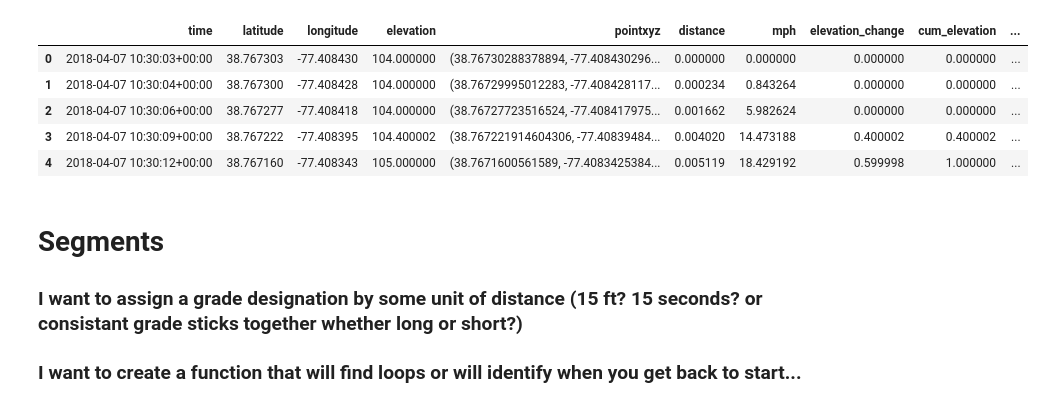
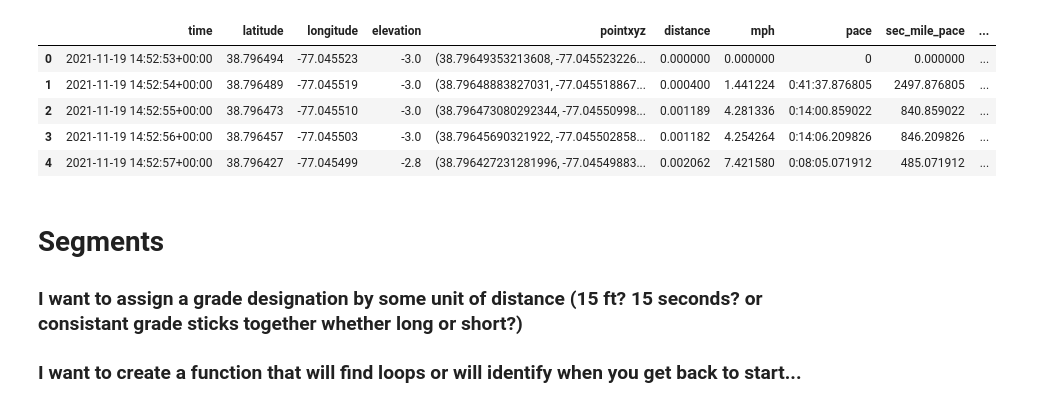
Before and after one commit to lrhf97/gpx_analysis, a Jupyter notebook: segment_creation.ipynb, the cells around one changed output. Saved outputs shown, nothing was run; the diff lists cells and outputs as text; code cells hidden in the pictures.

```diff
--- a/segment_creation.ipynb
+++ b/segment_creation.ipynb
@@ -10,15 +10,15 @@ plt.rcParams['axes.spines.top'] = False
 plt.rcParams['axes.spines.right'] = False
 from IPython.display import display
 # %%
-df = pd.read_csv('data/df_add.csv')
+df = pd.read_csv('data/df_mtv2loop.csv')
 df.head()
 # %% [output]
-|  | time | latitude | longitude | elevation | pointxyz | distance | mph | elevation_change | cum_elevation | ... |
-| 0 | 2018-04-07 10:30:03+00:00 | 38.767303 | -77.408430 | 104.000000 | (38.76730288378894, -77.408430296... | 0.000000 | 0.000000 | 0.000000 | 0.000000 | ... |
-| 1 | 2018-04-07 10:30:04+00:00 | 38.767300 | -77.408428 | 104.000000 | (38.76729995012283, -77.408428117... | 0.000234 | 0.843264 | 0.000000 | 0.000000 | ... |
-| 2 | 2018-04-07 10:30:06+00:00 | 38.767277 | -77.408418 | 104.000000 | (38.76727723516524, -77.408417975... | 0.001662 | 5.982624 | 0.000000 | 0.000000 | ... |
-| 3 | 2018-04-07 10:30:09+00:00 | 38.767222 | -77.408395 | 104.400002 | (38.767221914604306, -77.40839484... | 0.004020 | 14.473188 | 0.400002 | 0.400002 | ... |
-| 4 | 2018-04-07 10:30:12+00:00 | 38.767160 | -77.408343 | 105.000000 | (38.7671600561589, -77.4083425384... | 0.005119 | 18.429192 | 0.599998 | 1.000000 | ... |
+|  | time | latitude | longitude | elevation | pointxyz | distance | mph | pace | sec_mile_pace | ... |
+| 0 | 2021-11-19 14:52:53+00:00 | 38.796494 | -77.045523 | -3.0 | (38.79649353213608, -77.045523226... | 0.000000 | 0.000000 | 0 | 0.000000 | ... |
+| 1 | 2021-11-19 14:52:54+00:00 | 38.796489 | -77.045519 | -3.0 | (38.79648883827031, -77.045518867... | 0.000400 | 1.441224 | 0:41:37.876805 | 2497.876805 | ... |
+| 2 | 2021-11-19 14:52:55+00:00 | 38.796473 | -77.045510 | -3.0 | (38.796473080292344, -77.04550998... | 0.001189 | 4.281336 | 0:14:00.859022 | 840.859022 | ... |
+| 3 | 2021-11-19 14:52:56+00:00 | 38.796457 | -77.045503 | -3.0 | (38.79645690321922, -77.045502858... | 0.001182 | 4.254264 | 0:14:06.209826 | 846.209826 | ... |
+| 4 | 2021-11-19 14:52:57+00:00 | 38.796427 | -77.045499 | -2.8 | (38.796427231281996, -77.04549883... | 0.002062 | 7.421580 | 0:08:05.071912 | 485.071912 | ... |
 # %% [markdown]
 # Segments
  ### I want to assign a grade designation by some unit of distance (15 ft?  15 seconds? or consistant grade sticks together whether long or short?)
```
Also changed, not shown: parts of 17 cells of this notebook, 4 other files.
